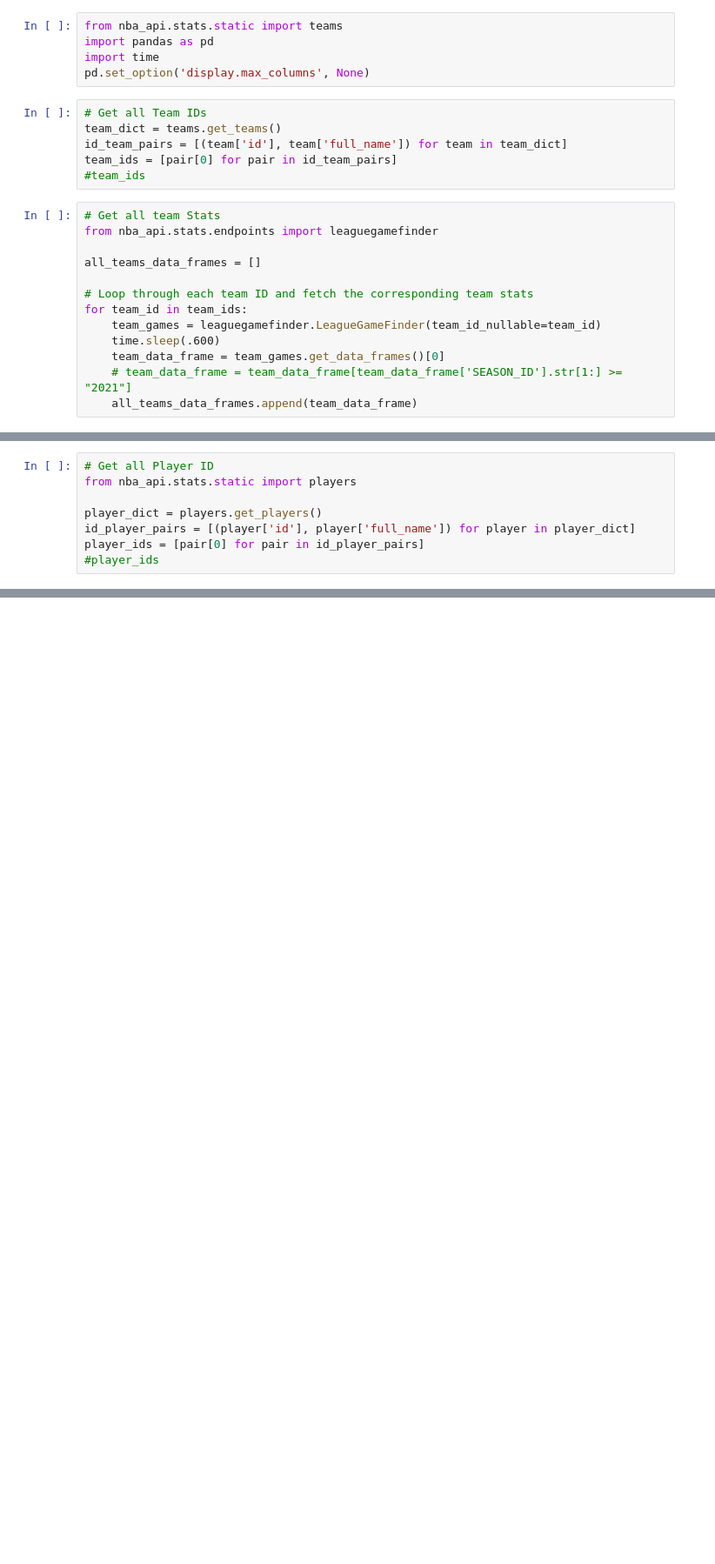
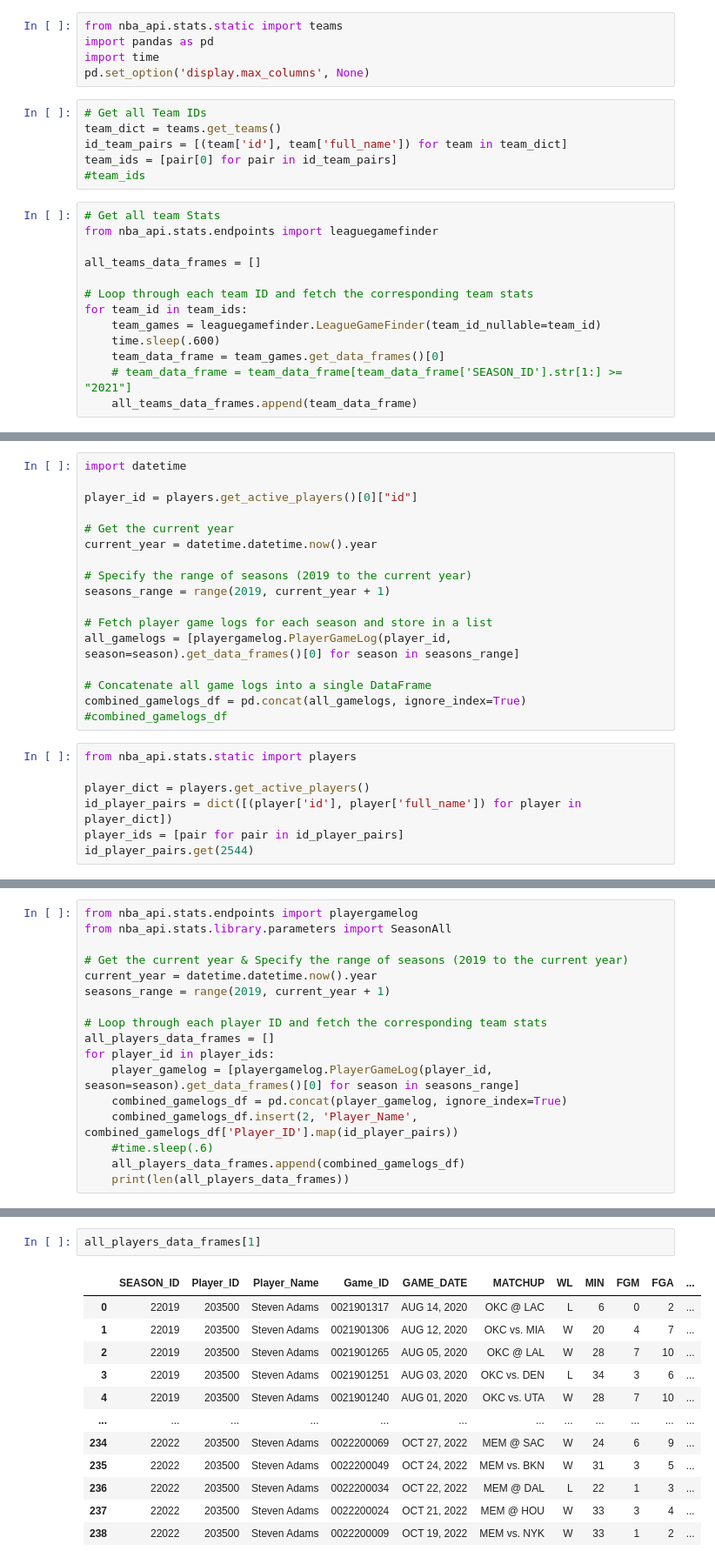
Before and after one commit to pickage-sports/scraper, a Jupyter notebook: all_team_stats.ipynb, the cells around one changed output, grey strips where cells are left out. Shown: that part at 87% size. Drawn from its saved outputs; the diff is of its cells as text; blank space fills up the shorter version.

```diff
--- a/all_team_stats.ipynb
+++ b/all_team_stats.ipynb
@@ -41,8 +52,24 @@ all_teams_data_frames[0]
+# %%
+import datetime
+
+player_id = players.get_active_players()[0]["id"]
+
+# Get the current year
+current_year = datetime.datetime.now().year
+
+# Specify the range of seasons (2019 to the current year)
+seasons_range = range(2019, current_year + 1)
+
+# Fetch player game logs for each season and store in a list
+all_gamelogs = [playergamelog.PlayerGameLog(player_id, season=season).get_data_frames()[0] for season in seasons_range]
+
+# Concatenate all game logs into a single DataFrame
+combined_gamelogs_df = pd.concat(all_gamelogs, ignore_index=True)
+#combined_gamelogs_df
 # %%
-# Get all Player ID
 from nba_api.stats.static import players
 
-player_dict = players.get_players()
-id_player_pairs = [(player['id'], player['full_name']) for player in player_dict]
-player_ids = [pair[0] for pair in id_player_pairs]
-#player_ids
+player_dict = players.get_active_players()
+id_player_pairs = dict([(player['id'], player['full_name']) for player in player_dict])
+player_ids = [pair for pair in id_player_pairs]
+id_player_pairs.get(2544)
@@ -48,0 +78,17 @@ player_ids = [pair[0] for pair in id_player_pairs]
+# %%
+from nba_api.stats.endpoints import playergamelog
+from nba_api.stats.library.parameters import SeasonAll
+
+# Get the current year & Specify the range of seasons (2019 to the current year)
+current_year = datetime.datetime.now().year
+seasons_range = range(2019, current_year + 1)
+
+# Loop through each player ID and fetch the corresponding team stats
+all_players_data_frames = []
+for player_id in player_ids:
+    player_gamelog = [playergamelog.PlayerGameLog(player_id, season=season).get_data_frames()[0] for season in seasons_range]
+    combined_gamelogs_df = pd.concat(player_gamelog, ignore_index=True)
+    combined_gamelogs_df.insert(2, 'Player_Name', combined_gamelogs_df['Player_ID'].map(id_player_pairs))
+    #time.sleep(.6)
+    all_players_data_frames.append(combined_gamelogs_df)
+    print(len(all_players_data_frames))
@@ -48,0 +109,15 @@ player_ids = [pair[0] for pair in id_player_pairs]
+# %%
+all_players_data_frames[1]
+# %% [output]
+|  | SEASON_ID | Player_ID | Player_Name | Game_ID | GAME_DATE | MATCHUP | WL | MIN | FGM | FGA | ... |
+| 0 | 22019 | 203500 | Steven Adams | 0021901317 | AUG 14, 2020 | OKC @ LAC | L | 6 | 0 | 2 | ... |
+| 1 | 22019 | 203500 | Steven Adams | 0021901306 | AUG 12, 2020 | OKC vs. MIA | W | 20 | 4 | 7 | ... |
+| 2 | 22019 | 203500 | Steven Adams | 0021901265 | AUG 05, 2020 | OKC @ LAL | W | 28 | 7 | 10 | ... |
+| 3 | 22019 | 203500 | Steven Adams | 0021901251 | AUG 03, 2020 | OKC vs. DEN | L | 34 | 3 | 6 | ... |
+| 4 | 22019 | 203500 | Steven Adams | 0021901240 | AUG 01, 2020 | OKC vs. UTA | W | 28 | 7 | 10 | ... |
+| ... | ... | ... | ... | ... | ... | ... | ... | ... | ... | ... | ... |
+| 234 | 22022 | 203500 | Steven Adams | 0022200069 | OCT 27, 2022 | MEM @ SAC | W | 24 | 6 | 9 | ... |
+| 235 | 22022 | 203500 | Steven Adams | 0022200049 | OCT 24, 2022 | MEM vs. BKN | W | 31 | 3 | 5 | ... |
+| 236 | 22022 | 203500 | Steven Adams | 0022200034 | OCT 22, 2022 | MEM @ DAL | L | 22 | 1 | 3 | ... |
+| 237 | 22022 | 203500 | Steven Adams | 0022200024 | OCT 21, 2022 | MEM @ HOU | W | 33 | 3 | 4 | ... |
+| 238 | 22022 | 203500 | Steven Adams | 0022200009 | OCT 19, 2022 | MEM vs. NYK | W | 33 | 1 | 2 | ... |
```
Also changed, not shown: parts of 8 cells of this notebook, 2 other files.
